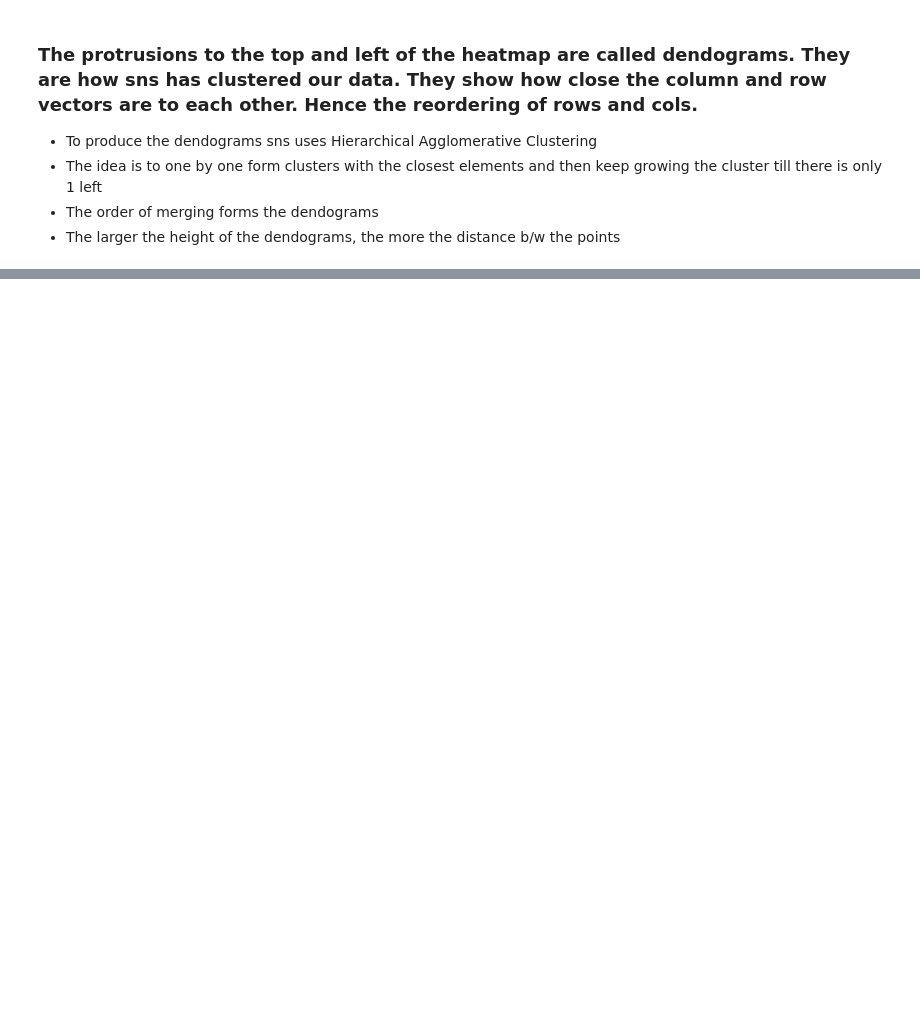
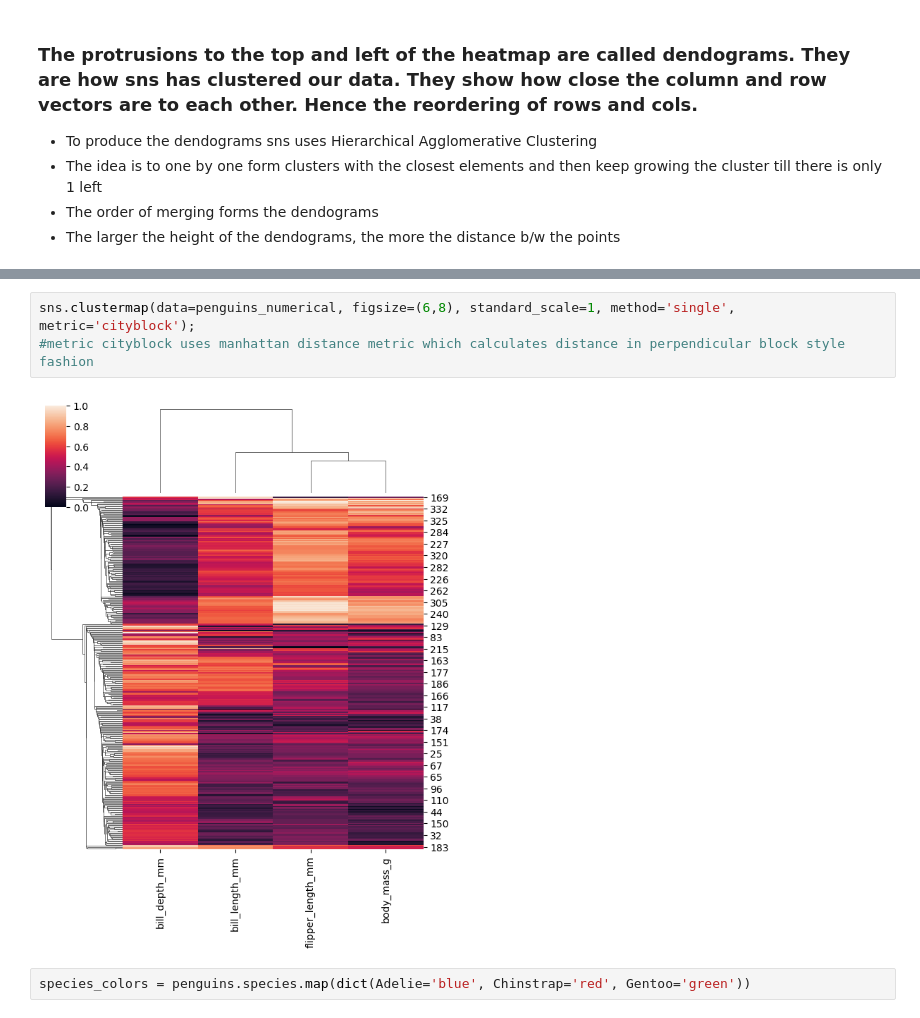
Before and after one commit to sarblohw/py_vizardry_2, a Jupyter notebook: sns_clustermap.ipynb, the cells around one changed output, grey strips where cells are left out. Cells and saved outputs as stored; diff of their text form; blank space fills up the shorter version.

```diff
--- a/sns_clustermap.ipynb
+++ b/sns_clustermap.ipynb
@@ -38,0 +92,7 @@ sns.clustermap(data=toy_data, figsize=(4,4), annot=True);
+# %%
+sns.clustermap(data=penguins_numerical, figsize=(6,8), standard_scale=1, method='single', metric='cityblock');
+#metric cityblock uses manhattan distance metric which calculates distance in perpendicular block style fashion
+# %% [output]
+[figure, added]
+# %%
+species_colors = penguins.species.map(dict(Adelie='blue', Chinstrap='red', Gentoo='green'))
```
Also changed, not shown: parts of 12 cells of this notebook, 3 other files.
